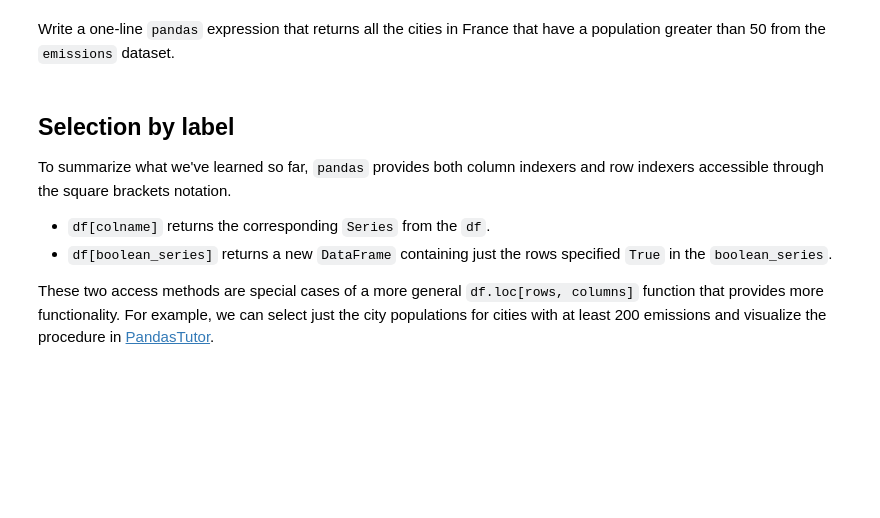
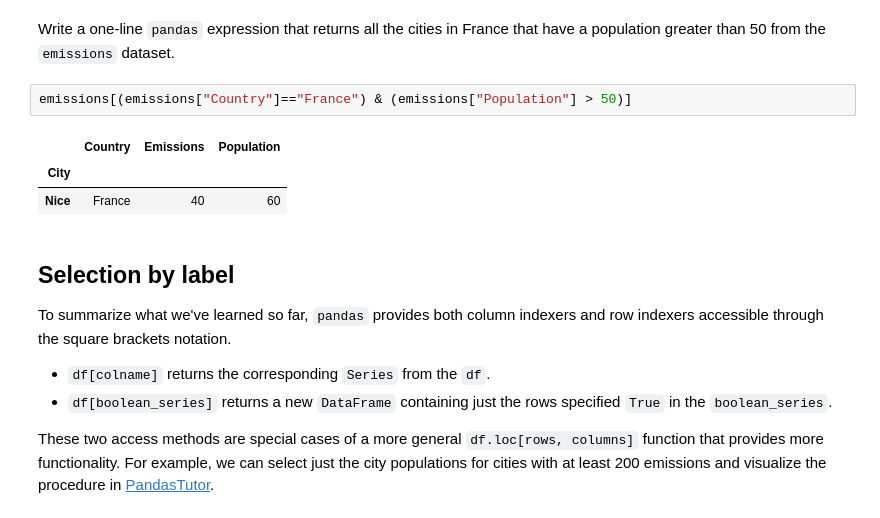
Before and after one commit to SHTG1itch/prep-for-data-structures, a Jupyter notebook: data-frames.ipynb, the cells around one changed output. Cells and saved outputs as stored; diff of their text form; blank space fills up the shorter version.

```diff
--- a/data-frames.ipynb
+++ b/data-frames.ipynb
@@ -136,5 +213,11 @@ emissions[high_emissions | (emissions["Country"] == "USA")]
 # %% [markdown]
 Write a one-line `pandas` expression that returns all the cities in France that have a population greater than 50 from the `emissions` dataset.
+# %%
+emissions[(emissions["Country"]=="France") & (emissions["Population"] > 50)]
+# %% [output]
+|  | Country | Emissions | Population |
+| City |  |  |  |
+| Nice | France | 40 | 60 |
 # %% [markdown]
 ## Selection by label
 
```
Also changed, not shown: parts of 20 cells of this notebook, 1 other file.
